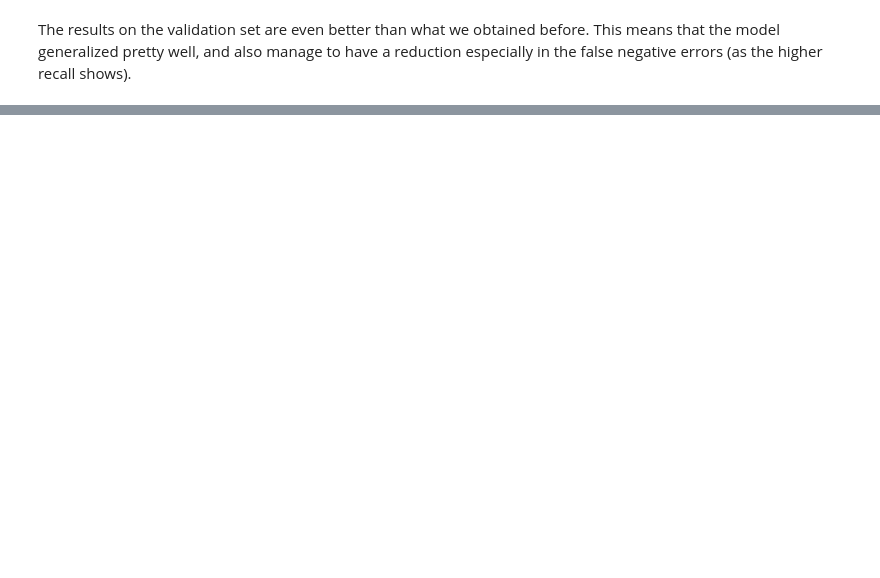
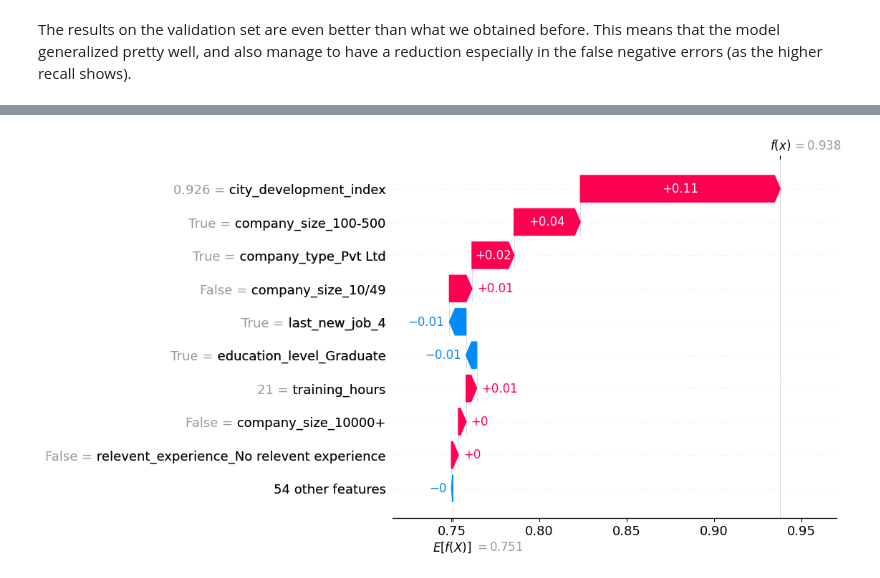
Before and after one commit to leotasso3/Xtream_Tasso, a Jupyter notebook: challenge2_and_3.ipynb, the cells around one changed output, grey strips where cells are left out. Saved outputs shown, nothing was run; the diff lists cells and outputs as text; code cells hidden in the pictures; blank space fills up the shorter version.

```diff
--- a/challenge2_and_3.ipynb
+++ b/challenge2_and_3.ipynb
@@ -262,0 +282,14 @@ Explainability of the model:
+# %%
+# Initializing the shap object on the test set
+shap.initjs()
+explainer = shap.Explainer(model)
+shap_values = explainer(x_test_encoded)
+
+# in the square parenthesis, the first value is the index of the data point of the test set for which you are going to see the SHAP
+# analysis. You can change it for investigating different data points. The right most value can be either 1 or 0: if it's 0, you will
+# see in f(x) the probability that the model has predicted for that data point to belong to the negative class,
+# with the relative (in red) influence that each variable had for reaching that prediction value.
+# Same thing if you put 1, of course f(x) is the probability of the data point to belong to the positive class, and the bars will be blue
+# If you see negative values for same variables, it means that those values had a negative influence towards the prediction.
+shap.plots.waterfall(shap_values[0,:,0])
+# %% [output]
@@ -262,0 +297 @@ Explainability of the model:
+[figure, added]
```
Also changed, not shown: parts of 9 cells of this notebook.
